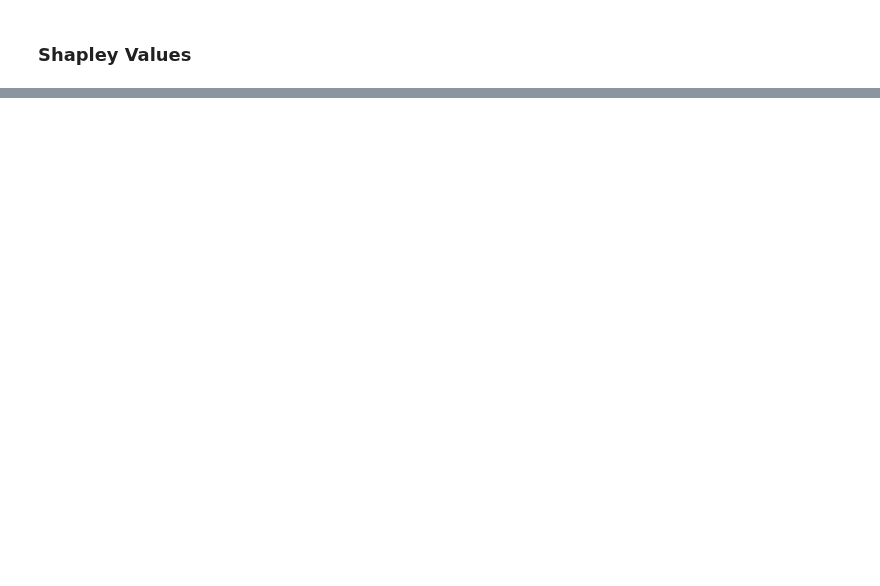
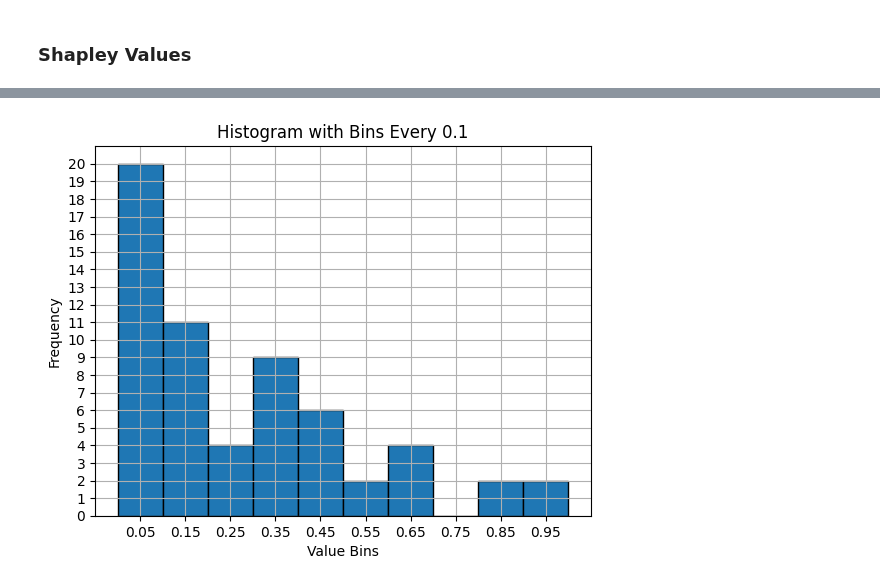
Before and after one commit to gaggioaxel/OoM-Thesis, a Jupyter notebook: code/src/ClusteringOoM.ipynb, the cells around one changed output, grey strips where cells are left out. Cells and saved outputs as stored; diff of their text form; code cells hidden in the pictures; blank space fills up the shorter version.

Commit message:
clustering update

```diff
--- a/code/src/ClusteringOoM.ipynb
+++ b/code/src/ClusteringOoM.ipynb
@@ -760,7 +760,7 @@ def smooth_cluster_labels(timeInstant,prevLabels=None,draw=True,apply=True):
 
 currLabels = None
 for timeInstant in range(-len(featuresTable)):  # WARNING SET TO -len() to prevent rerunning each time
-    currLabels = smooth_cluster_labels(timeInstant,currLabels)
+    _, currLabels = smooth_cluster_labels(timeInstant,currLabels)
     time.sleep(0.1)
 
 fixedJointLabels = np.zeros((len(featuresTable)+1,20),dtype=int)
@@ -1375,0 +1508,24 @@ second max shapley edge:        Rhip - Chip (7, 8)
+# %%
+import matplotlib.pyplot as plt
+import numpy as np
+
+# Define the bin edges
+bin_edges = [(i * 0.1) for i in range(11)]
+
+# Create the histogram with grid behind
+plt.hist(accuracy, bins=bin_edges, edgecolor='black', zorder=1)
+
+# Label the axes and add a title
+plt.xlabel('Value Bins')
+plt.ylabel('Frequency')
+plt.title('Histogram with Bins Every 0.1')
+plt.xticks(np.arange(0.05, 1.05, 0.1))
+plt.yticks(range(21))
+
+# Add a grid behind the bars
+plt.grid()
+
+# Show the plot
+plt.show()
+# %% [output]
+[figure, added]
```
Also changed, not shown: parts of 12 cells of this notebook, 8 other files.
